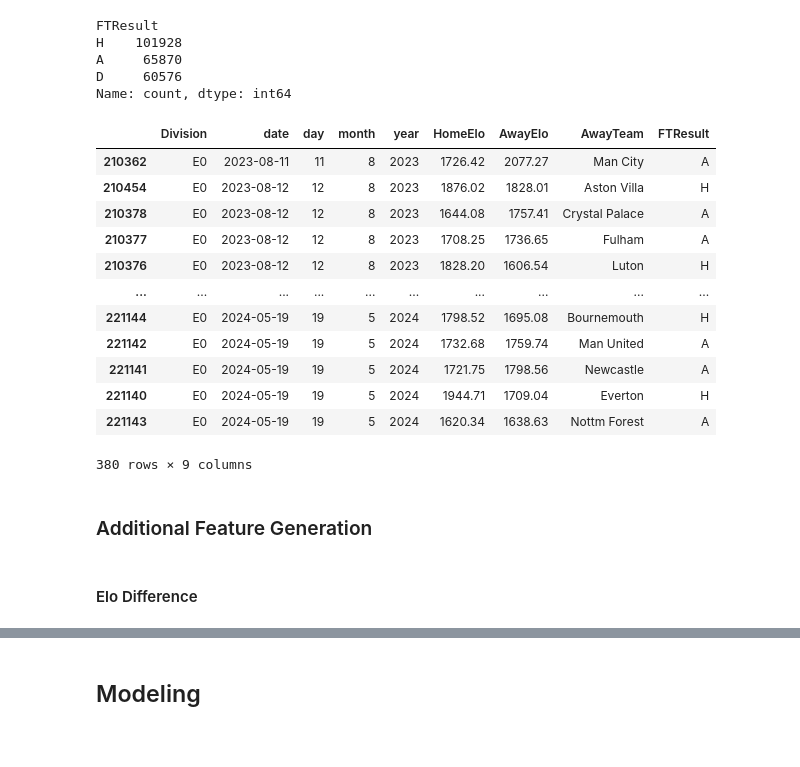
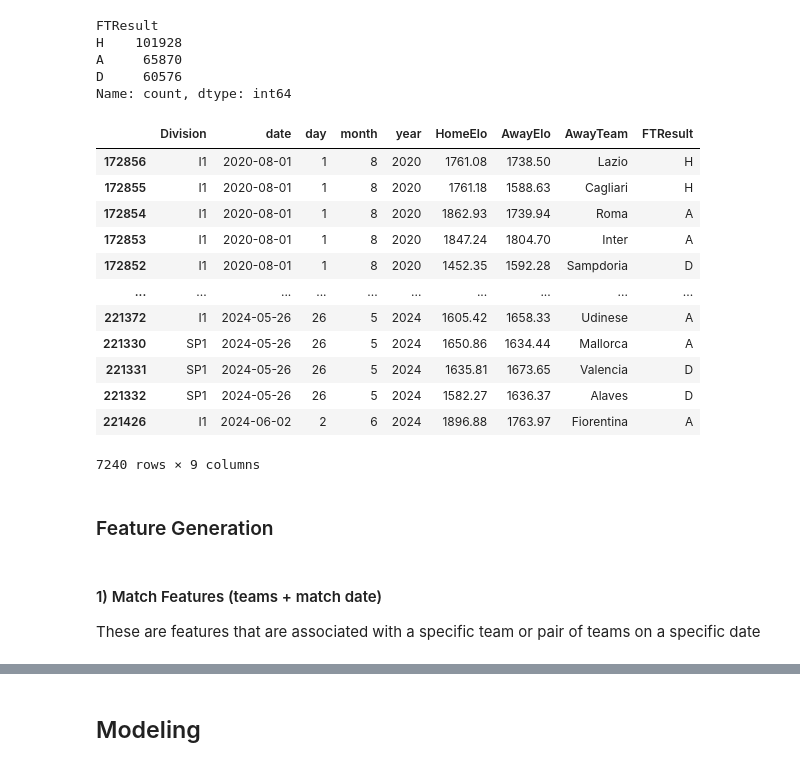
Before and after one commit to hesham-nawaz/soccer-forecasting-project, a Jupyter notebook: backend_code/full_pipeline_nb.ipynb, the cells around one changed output, grey strips where cells are left out. Drawn from its saved outputs; the diff is of its cells as text; code cells hidden in the pictures.

```diff
--- a/backend_code/full_pipeline_nb.ipynb
+++ b/backend_code/full_pipeline_nb.ipynb
@@ -88,13 +104,3 @@ matches = \
     year = pd.to_datetime(matches.MatchDate).dt.year
 ).sort_values(by='date', ascending=True)
 )
-# %%
-def filter_matches(matches, matches_rel_cols, filter_start_date, filter_end_date, divisions_list):
-    matches_col_filtered = matches[matches_rel_cols]
-    # Apply both filters using logical AND (&)
-    filtered_matches = matches_col_filtered[
-        (matches_col_filtered.date >= filter_start_date) & (matches_col_filtered.date <= filter_end_date) &
-        (matches_col_filtered.Division.isin(divisions_list))
-    ]
-
-    return filtered_matches
@@ -101,28 +109,29 @@ def filter_matches(matches, matches_rel_cols, filter_start_date, filter_end_date
 # %%
 matches_rel_cols = ['Division', 'date', 'day', 'month', 'year', 'HomeElo', 'AwayElo', 'AwayTeam', 'FTResult']
 
-filter_start_date = '2023-08-01'
-filter_end_date = '2024-07-31'
-divisions_list = ['E0']
+filter_start_date, filter_end_date = '2020-08-01', '2024-07-31'
+divisions_list = ['E0', 'F1', 'D1', 'I1', 'SP1']
 
 filtered_matches = filter_matches(matches, matches_rel_cols, filter_start_date, filter_end_date, divisions_list)
 
 filtered_matches
 # %% [output]
 |  | Division | date | day | month | year | HomeElo | AwayElo | AwayTeam | FTResult |
-| 210362 | E0 | 2023-08-11 | 11 | 8 | 2023 | 1726.42 | 2077.27 | Man City | A |
-| 210454 | E0 | 2023-08-12 | 12 | 8 | 2023 | 1876.02 | 1828.01 | Aston Villa | H |
-| 210378 | E0 | 2023-08-12 | 12 | 8 | 2023 | 1644.08 | 1757.41 | Crystal Palace | A |
-| 210377 | E0 | 2023-08-12 | 12 | 8 | 2023 | 1708.25 | 1736.65 | Fulham | A |
-| 210376 | E0 | 2023-08-12 | 12 | 8 | 2023 | 1828.20 | 1606.54 | Luton | H |
+| 172856 | I1 | 2020-08-01 | 1 | 8 | 2020 | 1761.08 | 1738.50 | Lazio | H |
+| 172855 | I1 | 2020-08-01 | 1 | 8 | 2020 | 1761.18 | 1588.63 | Cagliari | H |
+| 172854 | I1 | 2020-08-01 | 1 | 8 | 2020 | 1862.93 | 1739.94 | Roma | A |
+| 172853 | I1 | 2020-08-01 | 1 | 8 | 2020 | 1847.24 | 1804.70 | Inter | A |
+| 172852 | I1 | 2020-08-01 | 1 | 8 | 2020 | 1452.35 | 1592.28 | Sampdoria | D |
 | ... | ... | ... | ... | ... | ... | ... | ... | ... | ... |
-| 221144 | E0 | 2024-05-19 | 19 | 5 | 2024 | 1798.52 | 1695.08 | Bournemouth | H |
-| 221142 | E0 | 2024-05-19 | 19 | 5 | 2024 | 1732.68 | 1759.74 | Man United | A |
-| 221141 | E0 | 2024-05-19 | 19 | 5 | 2024 | 1721.75 | 1798.56 | Newcastle | A |
-| 221140 | E0 | 2024-05-19 | 19 | 5 | 2024 | 1944.71 | 1709.04 | Everton | H |
-| 221143 | E0 | 2024-05-19 | 19 | 5 | 2024 | 1620.34 | 1638.63 | Nottm Forest | A |
+| 221372 | I1 | 2024-05-26 | 26 | 5 | 2024 | 1605.42 | 1658.33 | Udinese | A |
+| 221330 | SP1 | 2024-05-26 | 26 | 5 | 2024 | 1650.86 | 1634.44 | Mallorca | A |
+| 221331 | SP1 | 2024-05-26 | 26 | 5 | 2024 | 1635.81 | 1673.65 | Valencia | D |
+| 221332 | SP1 | 2024-05-26 | 26 | 5 | 2024 | 1582.27 | 1636.37 | Alaves | D |
+| 221426 | I1 | 2024-06-02 | 2 | 6 | 2024 | 1896.88 | 1763.97 | Fiorentina | A |
-380 rows × 9 columns
+7240 rows × 9 columns
 # %% [markdown]
-### Additional Feature Generation
+### Feature Generation
-# %% [markdown]
-#### Elo Difference
+# %% [markdown]
+#### 1) Match Features (teams + match date)
+
+These are features that are associated with a specific team or pair of teams on a specific date
```
Also changed, not shown: parts of 45 cells of this notebook, 6 other files.
